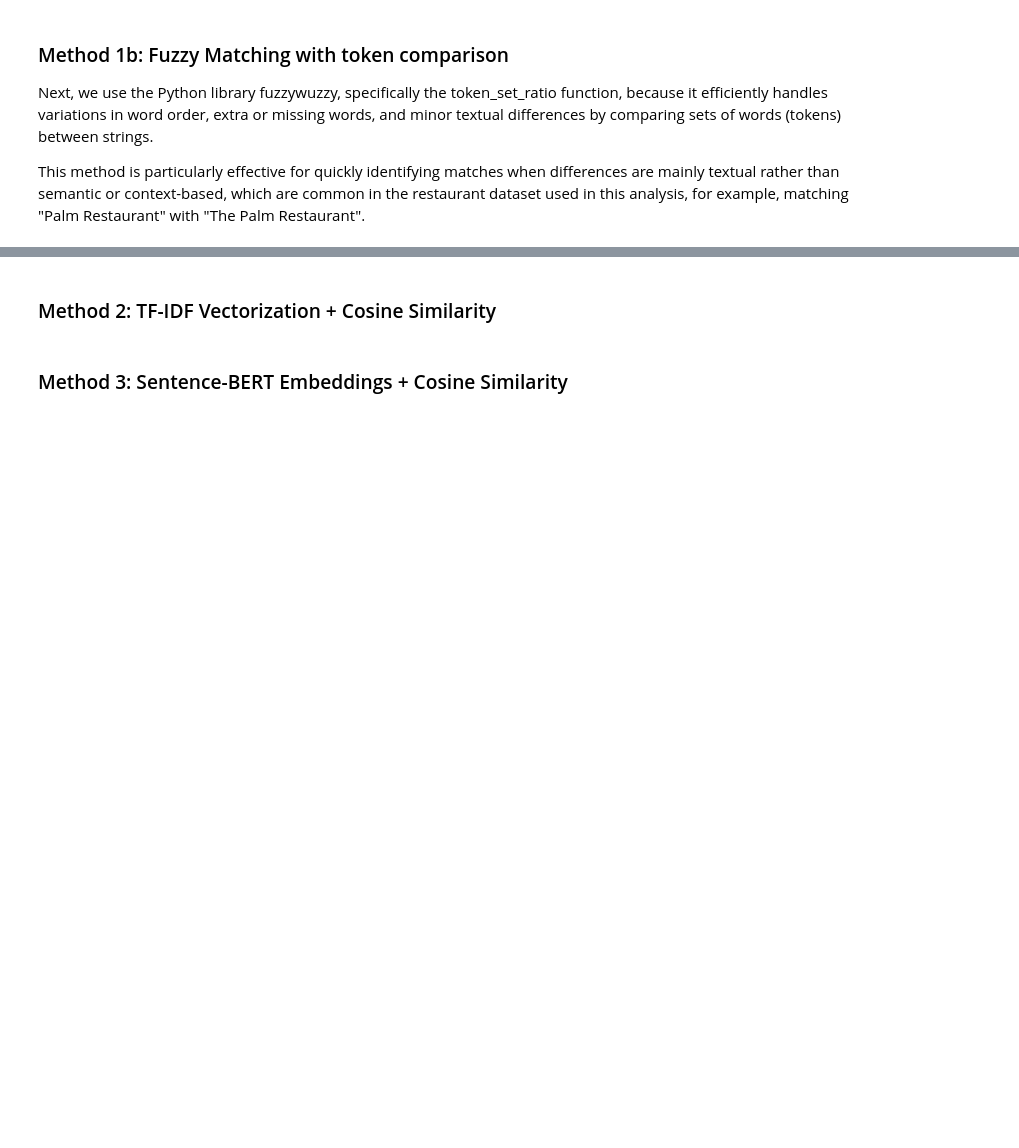
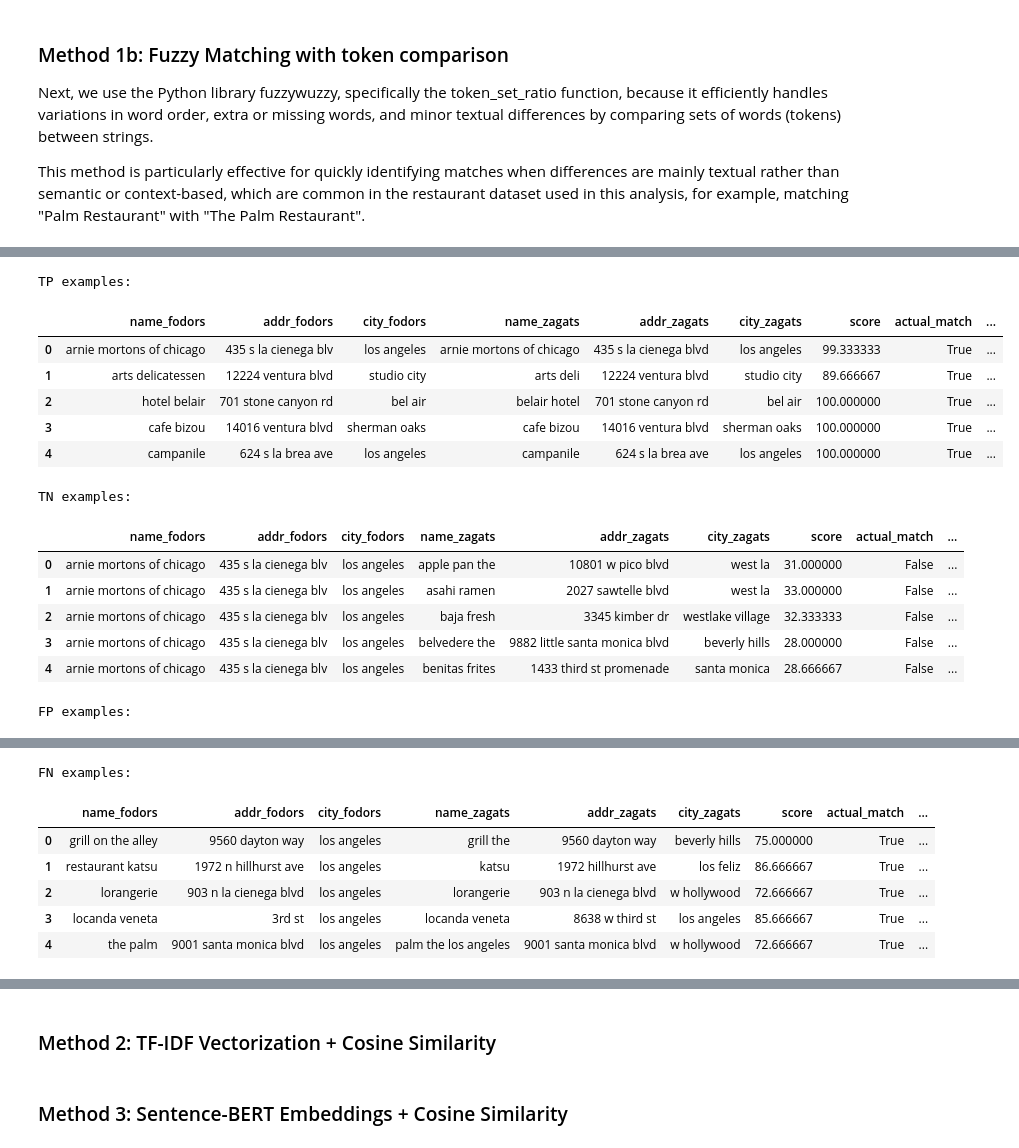
Before and after one commit to piotr-ziolo/EntityMatchingOverview, a Jupyter notebook: Entity Matching Overview.ipynb, the cells around one changed output, grey strips where cells are left out. Saved outputs shown, nothing was run; the diff lists cells and outputs as text; code cells hidden in the pictures; blank space fills up the shorter version.

```diff
--- a/Entity Matching Overview.ipynb
+++ b/Entity Matching Overview.ipynb
@@ -299,0 +311,30 @@ Accuracy:  1.00
+# %%
+from fuzzywuzzy import fuzz
+
+# Generate pairs
+fuzzy_df = generate_matching_pairs(
+    fodors, zagats,
+    similarity_func=fuzz.token_set_ratio,
+    desc='Generating token set ratio scores'
+)
+
+# Add ground truth labels
+fuzzy_df = add_ground_truth_labels(fuzzy_df, matches)
+
+print(f"\nFuzzy pairs preview: {fuzzy_df.shape[0]} rows, {fuzzy_df.shape[1]} columns")
+print(fuzzy_df.head())
+
+# Optimize threshold
+fuzzy_df, fuzzy_metrics = optimize_threshold(
+    fuzzy_df,
+    thresholds=np.arange(60, 100, 1),
+    desc='Optimizing token set ratio threshold'
+)
+
+# Results
+print(f"\nOptimized Token Set Ratio Threshold: {fuzzy_metrics['best_threshold']}")
+print("Fuzzy Matching Results:")
+print(f"Precision: {fuzzy_metrics['precision']:.2f}")
+print(f"Recall:    {fuzzy_metrics['recall']:.2f}")
+print(f"F1-Score:  {fuzzy_metrics['f1_score']:.2f}")
+print(f"Accuracy:  {fuzzy_metrics['accuracy']:.2f}")
@@ -299,0 +355,18 @@ Accuracy:  1.00
+# %%
+preview_classification_outcomes(fuzzy_df, fodors, zagats)
+# %% [output]
+TP examples:
+|  | name_fodors | addr_fodors | city_fodors | name_zagats | addr_zagats | city_zagats | score | actual_match | ... |
+| 0 | arnie mortons of chicago | 435 s la cienega blv | los angeles | arnie mortons of chicago | 435 s la cienega blvd | los angeles | 99.333333 | True | ... |
+| 1 | arts delicatessen | 12224 ventura blvd | studio city | arts deli | 12224 ventura blvd | studio city | 89.666667 | True | ... |
+| 2 | hotel belair | 701 stone canyon rd | bel air | belair hotel | 701 stone canyon rd | bel air | 100.000000 | True | ... |
+| 3 | cafe bizou | 14016 ventura blvd | sherman oaks | cafe bizou | 14016 ventura blvd | sherman oaks | 100.000000 | True | ... |
+| 4 | campanile | 624 s la brea ave | los angeles | campanile | 624 s la brea ave | los angeles | 100.000000 | True | ... |
+TN examples:
+|  | name_fodors | addr_fodors | city_fodors | name_zagats | addr_zagats | city_zagats | score | actual_match | ... |
+| 0 | arnie mortons of chicago | 435 s la cienega blv | los angeles | apple pan the | 10801 w pico blvd | west la | 31.000000 | False | ... |
+| 1 | arnie mortons of chicago | 435 s la cienega blv | los angeles | asahi ramen | 2027 sawtelle blvd | west la | 33.000000 | False | ... |
+| 2 | arnie mortons of chicago | 435 s la cienega blv | los angeles | baja fresh | 3345 kimber dr | westlake village | 32.333333 | False | ... |
+| 3 | arnie mortons of chicago | 435 s la cienega blv | los angeles | belvedere the | 9882 little santa monica blvd | beverly hills | 28.000000 | False | ... |
+| 4 | arnie mortons of chicago | 435 s la cienega blv | los angeles | benitas frites | 1433 third st promenade | santa monica | 28.666667 | False | ... |
+FP examples:
@@ -299,0 +377,7 @@ Accuracy:  1.00
+FN examples:
+|  | name_fodors | addr_fodors | city_fodors | name_zagats | addr_zagats | city_zagats | score | actual_match | ... |
+| 0 | grill on the alley | 9560 dayton way | los angeles | grill the | 9560 dayton way | beverly hills | 75.000000 | True | ... |
+| 1 | restaurant katsu | 1972 n hillhurst ave | los angeles | katsu | 1972 hillhurst ave | los feliz | 86.666667 | True | ... |
+| 2 | lorangerie | 903 n la cienega blvd | los angeles | lorangerie | 903 n la cienega blvd | w hollywood | 72.666667 | True | ... |
+| 3 | locanda veneta | 3rd st | los angeles | locanda veneta | 8638 w third st | los angeles | 85.666667 | True | ... |
+| 4 | the palm | 9001 santa monica blvd | los angeles | palm the los angeles | 9001 santa monica blvd | w hollywood | 72.666667 | True | ... |
```
Also changed, not shown: parts of 9 cells of this notebook.
